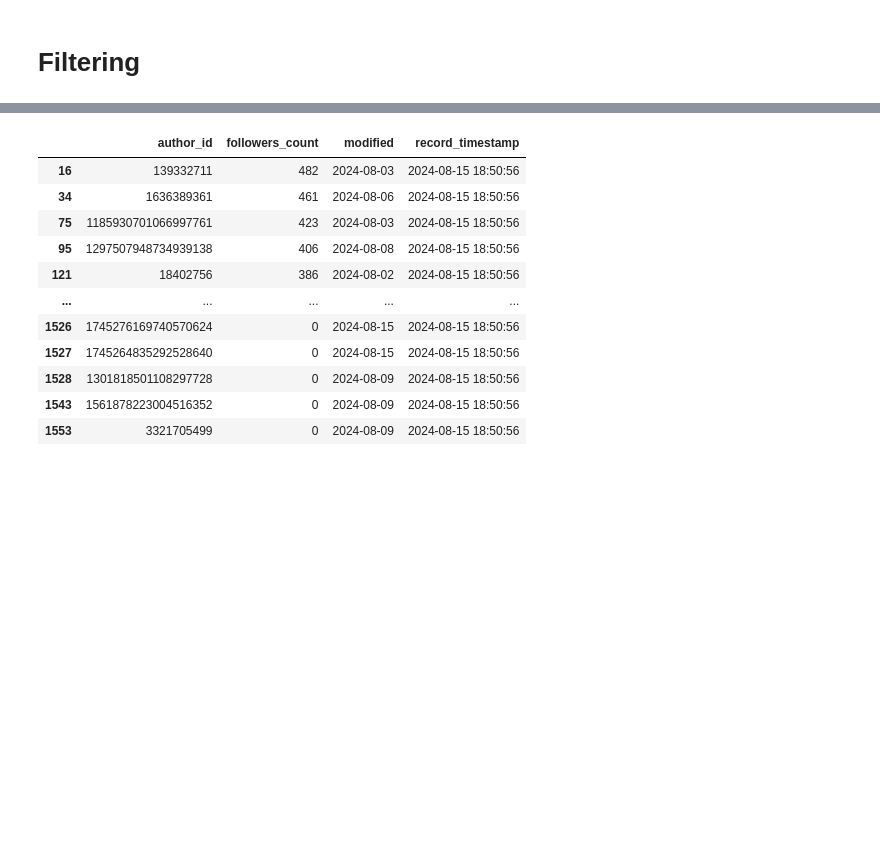
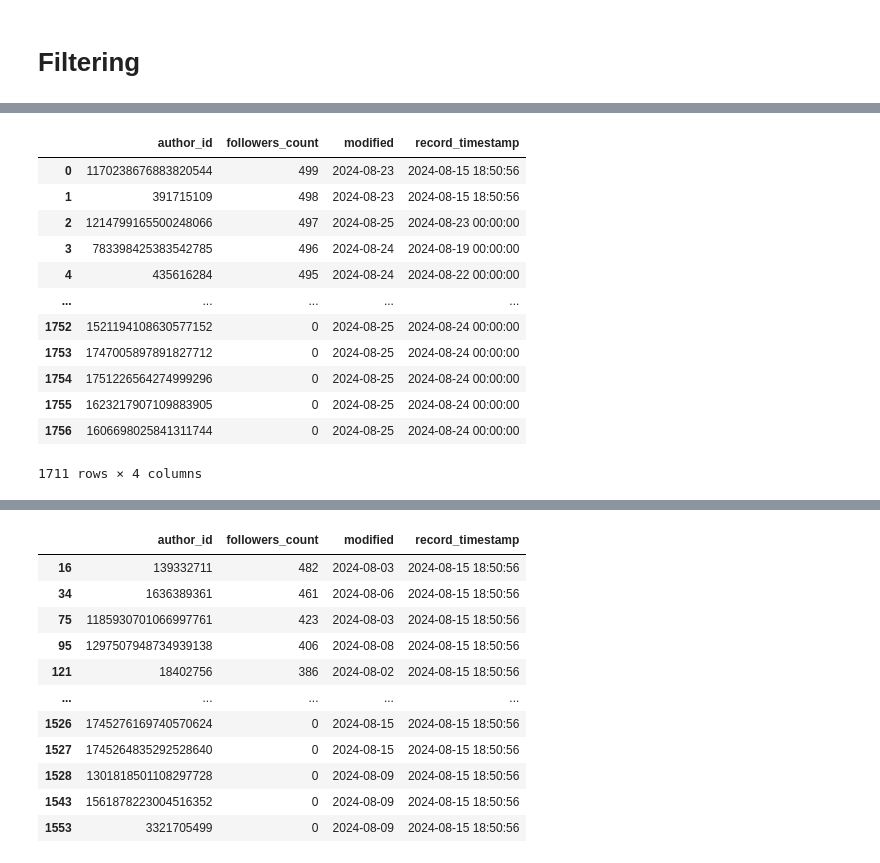
Before and after one commit to byambaa1982/python_cources_for_beginers, a Jupyter notebook: Mini Project 1/data_modeling_2.ipynb, the cells around one changed output, grey strips where cells are left out. Drawn from its saved outputs; the diff is of its cells as text; code cells hidden in the pictures; blank space fills up the shorter version.

```diff
--- a/Mini Project 1/data_modeling_2.ipynb
+++ b/Mini Project 1/data_modeling_2.ipynb
@@ -58,6 +65,25 @@ df
 | 1098 | 258868056 | Ivica Delic | Free_LanceTools | 2011-02-28T17:40:36.000Z | Digital Marketing Agency owner, B... | 635 | 288 | 29829 | ... |
 | 2922 | 2289786481 | Progtools | progtools | 2014-01-13T14:38:52.000Z | All computing themes from program... | 152 | 39 | 5078 | ... |
 | 3958 | 1199498323096301568 | tradetool@億り人 - 米国株投資 | tradetool1 | 2019-11-27T01:21:08.000Z | 資産数億円を米国株中心に投資してます。中長期でハイテクグロース株投... | 18027 | 369 | 5897 | ... |
+# %%
+df_unfollowed = pd.read_csv(f'{my_path}unfollowed_users.csv')
+df_unfollowed['modified'] = pd.to_datetime(df_unfollowed['modified'])
+df_filtered = df_unfollowed[(df_unfollowed['modified'] >= '2024-08-01') & (df_unfollowed['modified'] <= '2024-08-31')]
+df_filtered
+# %% [output]
+|  | author_id | followers_count | modified | record_timestamp |
+| 0 | 1170238676883820544 | 499 | 2024-08-23 | 2024-08-15 18:50:56 |
+| 1 | 391715109 | 498 | 2024-08-23 | 2024-08-15 18:50:56 |
+| 2 | 1214799165500248066 | 497 | 2024-08-25 | 2024-08-23 00:00:00 |
+| 3 | 783398425383542785 | 496 | 2024-08-24 | 2024-08-19 00:00:00 |
+| 4 | 435616284 | 495 | 2024-08-24 | 2024-08-22 00:00:00 |
+| ... | ... | ... | ... | ... |
+| 1752 | 1521194108630577152 | 0 | 2024-08-25 | 2024-08-24 00:00:00 |
+| 1753 | 1747005897891827712 | 0 | 2024-08-25 | 2024-08-24 00:00:00 |
+| 1754 | 1751226564274999296 | 0 | 2024-08-25 | 2024-08-24 00:00:00 |
+| 1755 | 1623217907109883905 | 0 | 2024-08-25 | 2024-08-24 00:00:00 |
+| 1756 | 1606698025841311744 | 0 | 2024-08-25 | 2024-08-24 00:00:00 |
+1711 rows × 4 columns
 # %%
 df_with_username = df[['id', 'username']]
 df_with_username
```
Also changed, not shown: parts of 9 cells of this notebook.
